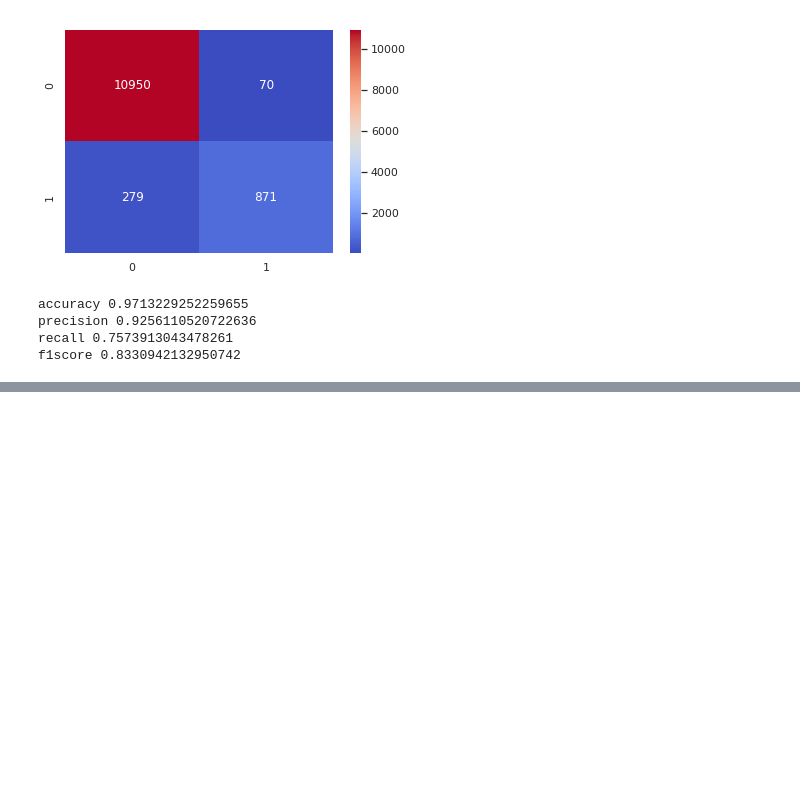
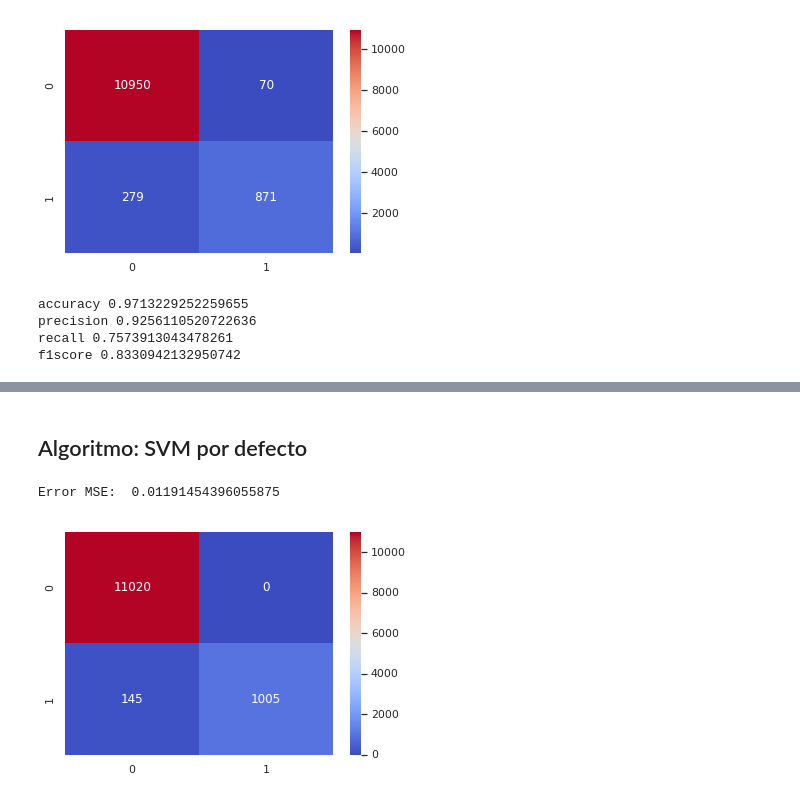
Before and after one commit to MrCycler/ML_PULSAR_CLASSIFICATION_PROJECT, a Jupyter notebook: APLICACION DE ALGORITMOS/PCA_con_algoritmos.ipynb, the cells around one changed output, grey strips where cells are left out. Drawn from its saved outputs; the diff is of its cells as text; code cells hidden in the pictures; blank space fills up the shorter version.

```diff
--- a/APLICACION DE ALGORITMOS/PCA_con_algoritmos.ipynb
+++ b/APLICACION DE ALGORITMOS/PCA_con_algoritmos.ipynb
@@ -205,0 +206,18 @@ f1score 0.8434343434343434
+# %% [markdown]
+## Algoritmo: SVM por defecto
+# %%
+from sklearn.svm import SVC
+
+SVC_model = SVC()
+SVC_model.fit(Z_train, y_train)
+y_train_predict= SVC_model.predict(Z_train)
+
+
+SVC_model_mse = mean_squared_error(y_train, y_train_predict)
+print("Error MSE: ",SVC_model_mse)
+
+SVC_model_cm = confusion_matrix(y_train, y_train_predict)
+sns.heatmap(SVC_model_cm,annot=True, fmt="d", cmap="coolwarm");
+# %% [output]
+Error MSE:  0.01191454396055875
+[figure, added]
```
Also changed, not shown: parts of 11 cells of this notebook.
